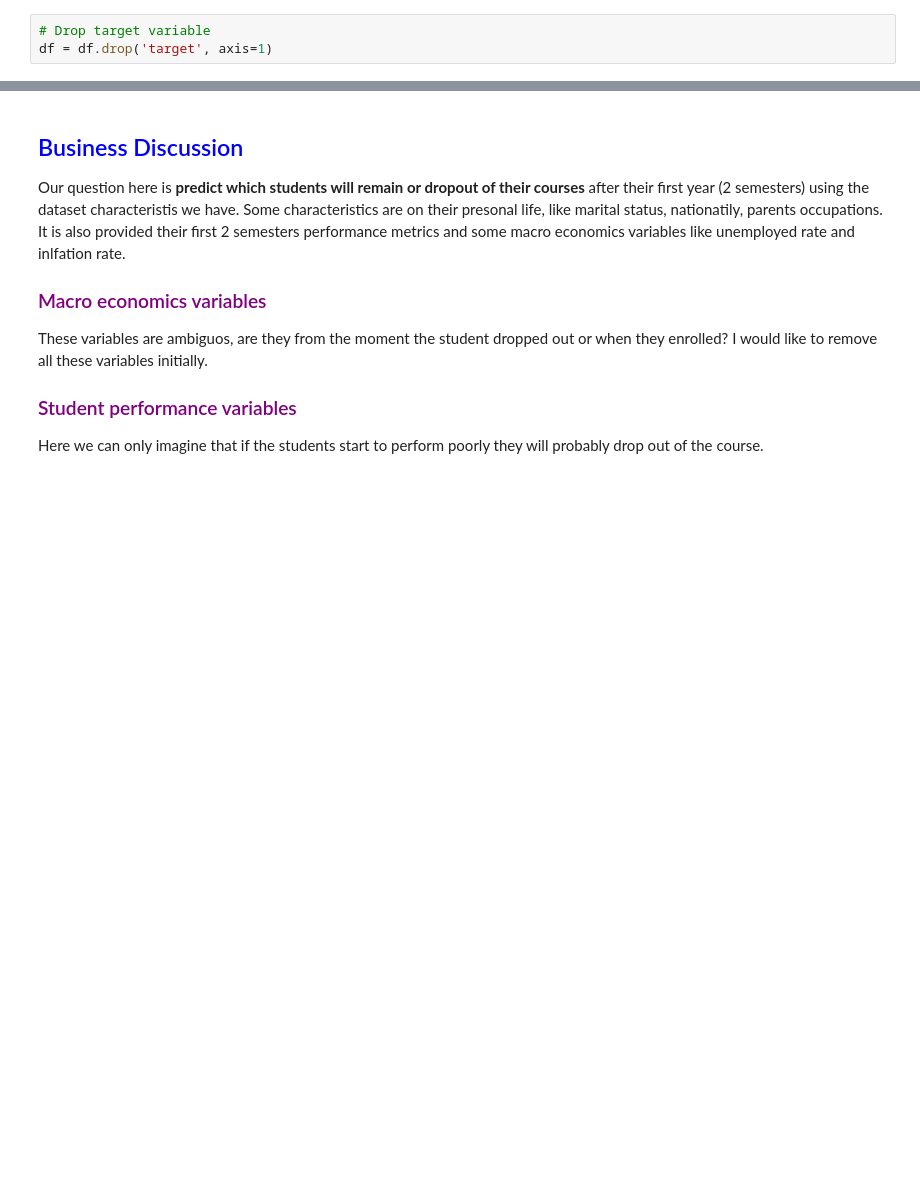
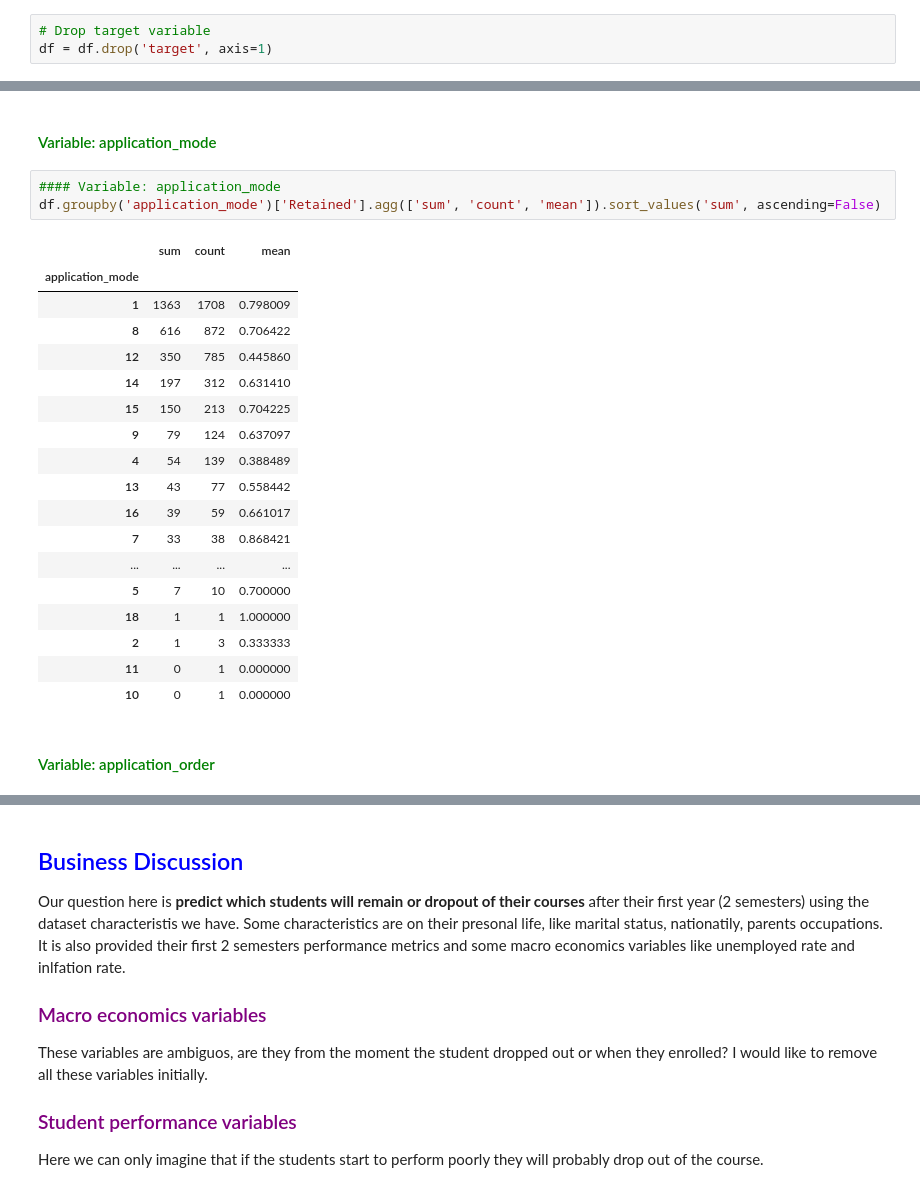
Before and after one commit to RakellM/ASN-DSA-T5, a Jupyter notebook: 19-RML/Homework/Main.ipynb, the cells around one changed output, grey strips where cells are left out. Cells and saved outputs as stored; diff of their text form; blank space fills up the shorter version.

```diff
--- a/19-RML/Homework/Main.ipynb
+++ b/19-RML/Homework/Main.ipynb
@@ -843,0 +871,26 @@ df = df.drop('target', axis=1)
+# %% [markdown]
+#### <span style="color:green"> Variable: application_mode </span>
+# %%
+#### Variable: application_mode
+df.groupby('application_mode')['Retained'].agg(['sum', 'count', 'mean']).sort_values('sum', ascending=False)
+# %% [output]
+|  | sum | count | mean |
+| application_mode |  |  |  |
+| 1 | 1363 | 1708 | 0.798009 |
+| 8 | 616 | 872 | 0.706422 |
+| 12 | 350 | 785 | 0.445860 |
+| 14 | 197 | 312 | 0.631410 |
+| 15 | 150 | 213 | 0.704225 |
+| 9 | 79 | 124 | 0.637097 |
+| 4 | 54 | 139 | 0.388489 |
+| 13 | 43 | 77 | 0.558442 |
+| 16 | 39 | 59 | 0.661017 |
+| 7 | 33 | 38 | 0.868421 |
+| ... | ... | ... | ... |
+| 5 | 7 | 10 | 0.700000 |
+| 18 | 1 | 1 | 1.000000 |
+| 2 | 1 | 3 | 0.333333 |
+| 11 | 0 | 1 | 0.000000 |
+| 10 | 0 | 1 | 0.000000 |
+# %% [markdown]
+#### <span style="color:green"> Variable: application_order </span>
```
Also changed, not shown: parts of 57 cells of this notebook, 1 other file.
